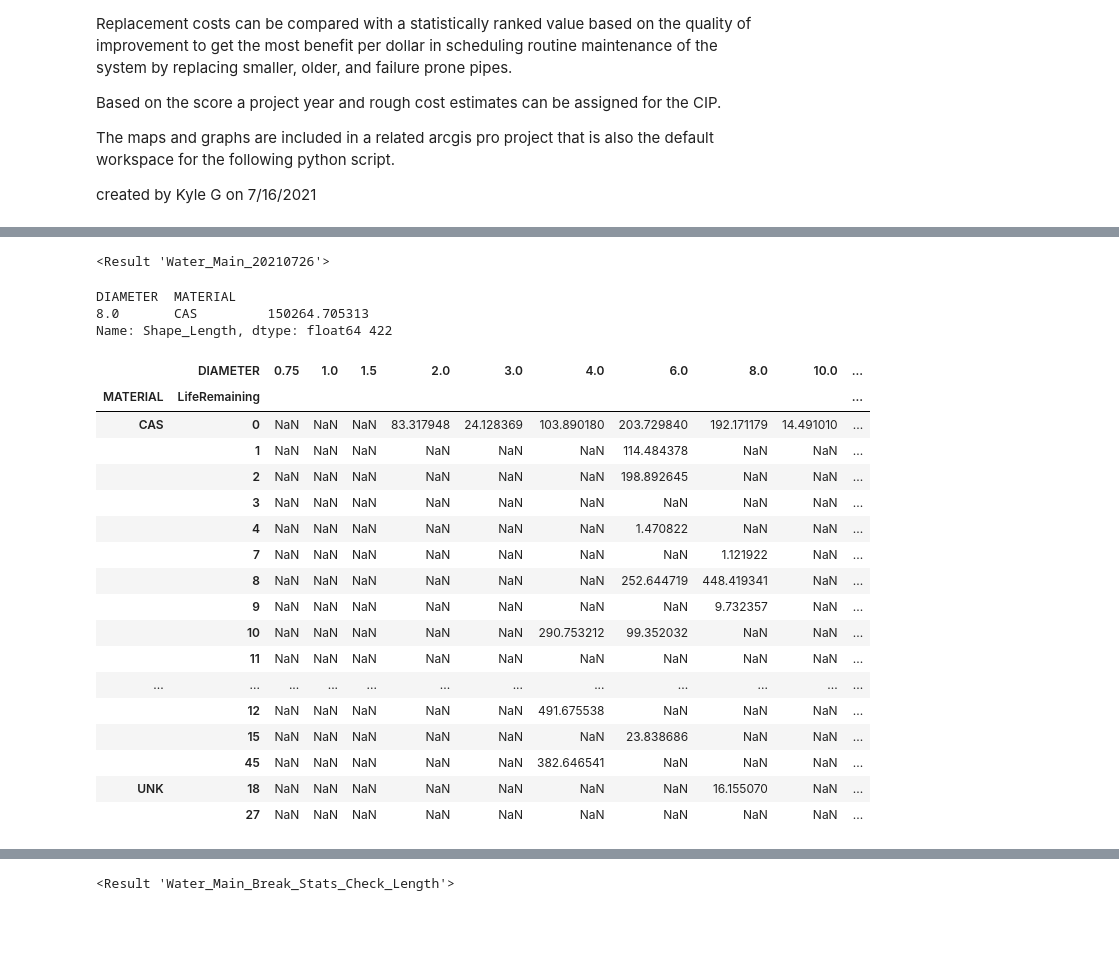
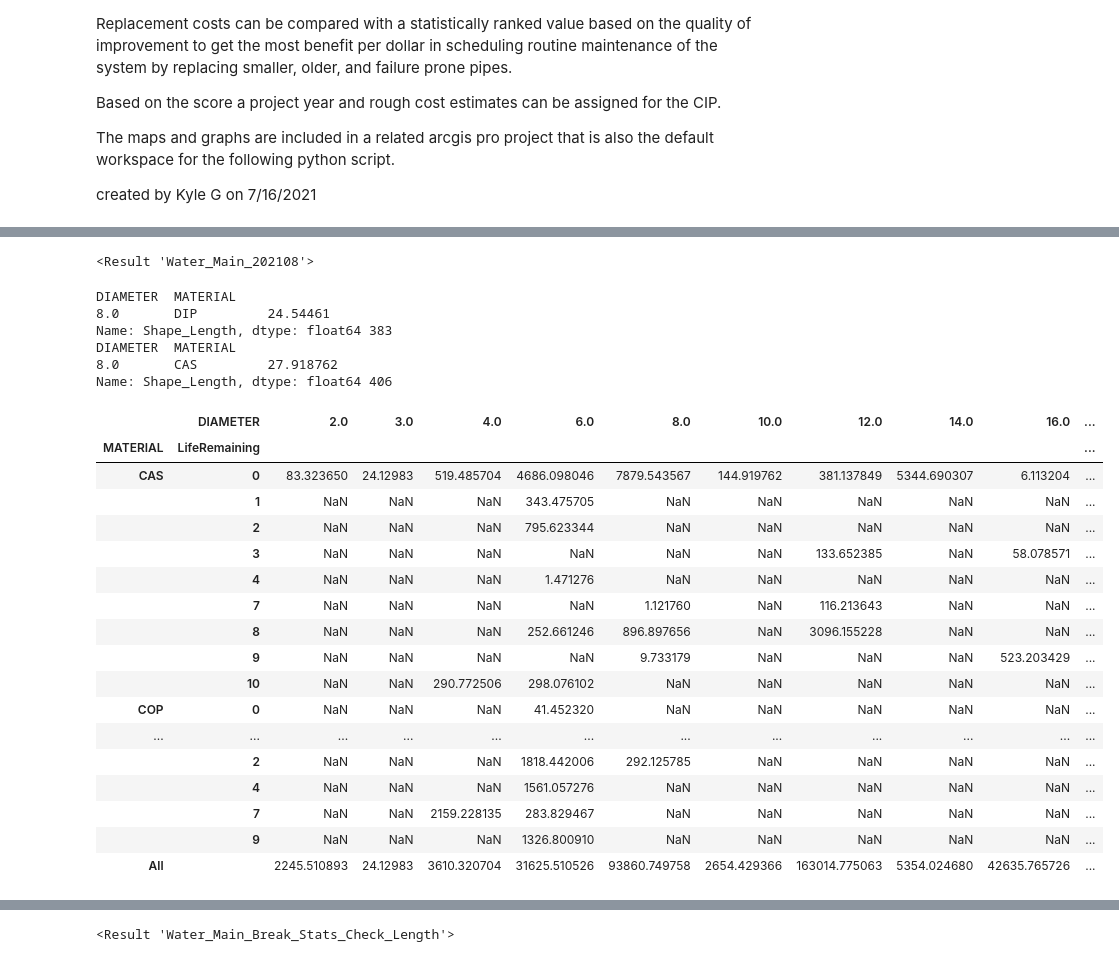
Before and after one commit to gontek/CMED, a Jupyter notebook: AssetPrediction.ipynb, the cells around one changed output, grey strips where cells are left out. Saved outputs shown, nothing was run; the diff lists cells and outputs as text; code cells hidden in the pictures; blank space fills up the shorter version.

```diff
--- a/AssetPrediction.ipynb
+++ b/AssetPrediction.ipynb
@@ -21,0 +19,5 @@ BreakData = "Main_breaks_Not_Repaired_2021_5"
+# %%
+#this cell will set variables referred to throughout the rest of this script for asset management calculations
+
+watermains = "Water_Main_202108"
+BreakData = "Main_breaks_Not_Repaired_2021_5"
@@ -265,18 +281,30 @@ arcpy.management.AddField(watermains, "PercentLifeRemaining", "LONG", None, None
 #arcpy.management.SelectLayerByAttribute(watermains, "NEW_SELECTION", "LifeRemaining > 0", None)
 arcpy.management.CalculateField(watermains, "PercentLifeRemaining", "!LifeRemaining!/!ExpectedLife! * 100", "PYTHON3", '', "TEXT")
 # %% [output]
-<Result 'Water_Main_20210726'>
+<Result 'Water_Main_202108'>
 # %%
 #develop approach to summarize the shape length and pipe count of a selection of pipes
+#this cell is for experimentation
 import pandas as pd
 fc = watermains
+fields = ['DIAMETER', 'MATERIAL', 'LifeRemaining','Shape_Length']
+arcpy.management.SelectLayerByAttribute(watermains, "NEW_SELECTION", "PipeDiameterScore = 3 And MATERIAL = 'DIP'", None)
+df = pd.DataFrame.from_records(data=arcpy.da.SearchCursor(fc,fields),columns=fields)
+
+g = df.groupby(['DIAMETER','MATERIAL'])['Shape_Length'].sum()/5280
+
+print(g, str(arcpy.management.GetCount(watermains)))
+
 arcpy.management.SelectLayerByAttribute(watermains, "NEW_SELECTION", "PipeDiameterScore = 3 And MATERIAL = 'CAS'", None)
 df = pd.DataFrame.from_records(data=arcpy.da.SearchCursor(fc,fields),columns=fields)
 
-g = df.groupby(['DIAMETER','MATERIAL'])['Shape_Length'].sum()
+g = df.groupby(['DIAMETER','MATERIAL'])['Shape_Length'].sum()/5280
 
 print(g, str(arcpy.management.GetCount(watermains)))
 # %% [output]
 DIAMETER  MATERIAL
-8.0       CAS         150264.705313
-Name: Shape_Length, dtype: float64 422
+8.0       DIP         24.54461
+Name: Shape_Length, dtype: float64 383
+DIAMETER  MATERIAL
+8.0       CAS         27.918762
+Name: Shape_Length, dtype: float64 406
@@ -295,40 +311,44 @@ arcpy.management.SelectLayerByAttribute("PipesThatBrokeOrLeaked", "NEW_SELECTION
 # %%
 #exploring pandas data frames, pivot tables, and grouping material and diameter summary lengths
 #this result would be useful for data quality control
 
 
 import pandas as pd
 arcpy.management.SelectLayerByAttribute(watermains, "NEW_SELECTION", "WATERTYPE = 'Potable' And MAINTBY NOT IN (-1)", None)
 
+#look at total pipe length in feet by material with 10 or less years life remaining
+arcpy.management.SelectLayerByAttribute(watermains, "NEW_SELECTION", "LifeRemaining <11", None)
+
+
 fc = watermains
 
 fields = ['DIAMETER', 'MATERIAL', 'LifeRemaining','Shape_Length'] #Change to match your input
 
 df = pd.DataFrame.from_records(data=arcpy.da.SearchCursor(fc,fields),columns=fields)
+table = pd.pivot_table(df, values='Shape_Length', index=['MATERIAL', 'LifeRemaining'], columns=['DIAMETER'], aggfunc=sum, margins = True)
 
-table = pd.pivot_table(df, values='Shape_Length', index=['MATERIAL', 'LifeRemaining'], columns=['DIAMETER'])
 #print(table)
 #display(table)
 
 from IPython.display import display, HTML
 
 display(HTML(table.to_html()))
 # %% [output]
-|  | DIAMETER | 0.75 | 1.0 | 1.5 | 2.0 | 3.0 | 4.0 | 6.0 | 8.0 | 10.0 | ... |
+|  | DIAMETER | 2.0 | 3.0 | 4.0 | 6.0 | 8.0 | 10.0 | 12.0 | 14.0 | 16.0 | ... |
 | MATERIAL | LifeRemaining |  |  |  |  |  |  |  |  |  | ... |
-| CAS | 0 | NaN | NaN | NaN | 83.317948 | 24.128369 | 103.890180 | 203.729840 | 192.171179 | 14.491010 | ... |
-|  | 1 | NaN | NaN | NaN | NaN | NaN | NaN | 114.484378 | NaN | NaN | ... |
-|  | 2 | NaN | NaN | NaN | NaN | NaN | NaN | 198.892645 | NaN | NaN | ... |
-|  | 3 | NaN | NaN | NaN | NaN | NaN | NaN | NaN | NaN | NaN | ... |
-|  | 4 | NaN | NaN | NaN | NaN | NaN | NaN | 1.470822 | NaN | NaN | ... |
-|  | 7 | NaN | NaN | NaN | NaN | NaN | NaN | NaN | 1.121922 | NaN | ... |
-|  | 8 | NaN | NaN | NaN | NaN | NaN | NaN | 252.644719 | 448.419341 | NaN | ... |
-|  | 9 | NaN | NaN | NaN | NaN | NaN | NaN | NaN | 9.732357 | NaN | ... |
-|  | 10 | NaN | NaN | NaN | NaN | NaN | 290.753212 | 99.352032 | NaN | NaN | ... |
-|  | 11 | NaN | NaN | NaN | NaN | NaN | NaN | NaN | NaN | NaN | ... |
+| CAS | 0 | 83.323650 | 24.12983 | 519.485704 | 4686.098046 | 7879.543567 | 144.919762 | 381.137849 | 5344.690307 | 6.113204 | ... |
+|  | 1 | NaN | NaN | NaN | 343.475705 | NaN | NaN | NaN | NaN | NaN | ... |
+|  | 2 | NaN | NaN | NaN | 795.623344 | NaN | NaN | NaN | NaN | NaN | ... |
+|  | 3 | NaN | NaN | NaN | NaN | NaN | NaN | 133.652385 | NaN | 58.078571 | ... |
+|  | 4 | NaN | NaN | NaN | 1.471276 | NaN | NaN | NaN | NaN | NaN | ... |
+|  | 7 | NaN | NaN | NaN | NaN | 1.121760 | NaN | 116.213643 | NaN | NaN | ... |
+|  | 8 | NaN | NaN | NaN | 252.661246 | 896.897656 | NaN | 3096.155228 | NaN | NaN | ... |
+|  | 9 | NaN | NaN | NaN | NaN | 9.733179 | NaN | NaN | NaN | 523.203429 | ... |
+|  | 10 | NaN | NaN | 290.772506 | 298.076102 | NaN | NaN | NaN | NaN | NaN | ... |
+| COP | 0 | NaN | NaN | NaN | 41.452320 | NaN | NaN | NaN | NaN | NaN | ... |
 | ... | ... | ... | ... | ... | ... | ... | ... | ... | ... | ... | ... |
-|  | 12 | NaN | NaN | NaN | NaN | NaN | 491.675538 | NaN | NaN | NaN | ... |
-|  | 15 | NaN | NaN | NaN | NaN | NaN | NaN | 23.838686 | NaN | NaN | ... |
-|  | 45 | NaN | NaN | NaN | NaN | NaN | 382.646541 | NaN | NaN | NaN | ... |
-| UNK | 18 | NaN | NaN | NaN | NaN | NaN | NaN | NaN | 16.155070 | NaN | ... |
-|  | 27 | NaN | NaN | NaN | NaN | NaN | NaN | NaN | NaN | NaN | ... |
+|  | 2 | NaN | NaN | NaN | 1818.442006 | 292.125785 | NaN | NaN | NaN | NaN | ... |
+|  | 4 | NaN | NaN | NaN | 1561.057276 | NaN | NaN | NaN | NaN | NaN | ... |
+|  | 7 | NaN | NaN | 2159.228135 | 283.829467 | NaN | NaN | NaN | NaN | NaN | ... |
+|  | 9 | NaN | NaN | NaN | 1326.800910 | NaN | NaN | NaN | NaN | NaN | ... |
+| All |  | 2245.510893 | 24.12983 | 3610.320704 | 31625.510526 | 93860.749758 | 2654.429366 | 163014.775063 | 5354.024680 | 42635.765726 | ... |
```
Also changed, not shown: parts of 28 cells of this notebook.
